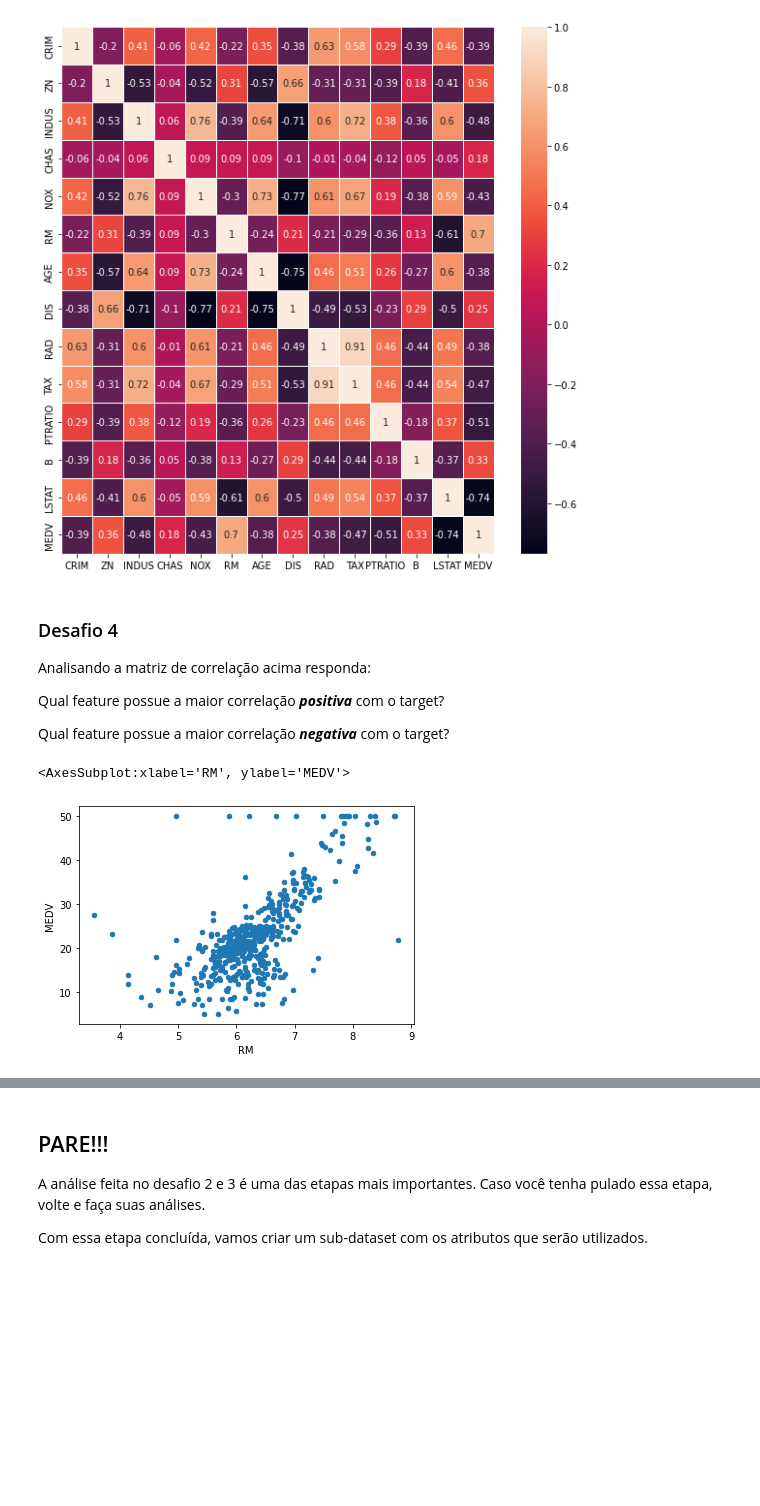
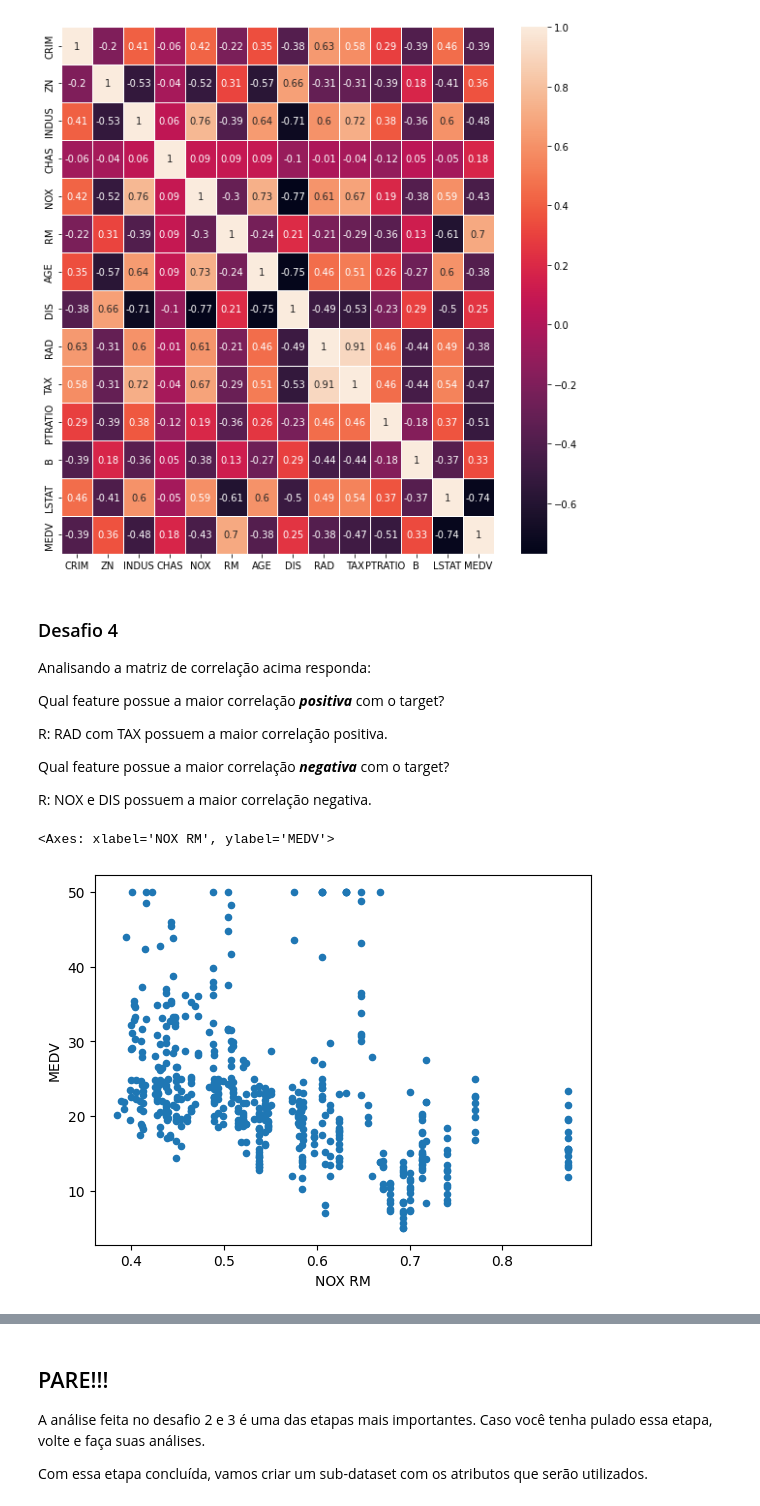
Before and after one commit to EduardoFoncescaFinardi/DA_IA_IOT, a Jupyter notebook: material/aulas/IA/lab03/regressao.ipynb, the cells around one changed output, grey strips where cells are left out. Saved outputs shown, nothing was run; the diff lists cells and outputs as text; code cells hidden in the pictures; blank space fills up the shorter version.

```diff
--- a/material/aulas/IA/lab03/regressao.ipynb
+++ b/material/aulas/IA/lab03/regressao.ipynb
@@ -255,12 +247,16 @@ Analisando a matriz de correlação acima responda:
 
 Qual feature possue a maior correlação ***positiva*** com o target?
 
+R: RAD com TAX possuem a maior correlação positiva.
+
 Qual feature possue a maior correlação ***negativa*** com o target?
+
+R: NOX e DIS possuem a maior correlação negativa.
 # %%
-df.plot.scatter('RM', 'MEDV')
+df.plot.scatter('NOX RM', 'MEDV')
 # %% [output]
-<AxesSubplot:xlabel='RM', ylabel='MEDV'>
+<Axes: xlabel='NOX RM', ylabel='MEDV'>
-[figure, old version]
+[figure, new version]
 # %%
 df.plot.scatter('LSTAT', 'MEDV')
 # %% [output]
```
Also changed, not shown: parts of 19 cells of this notebook.
